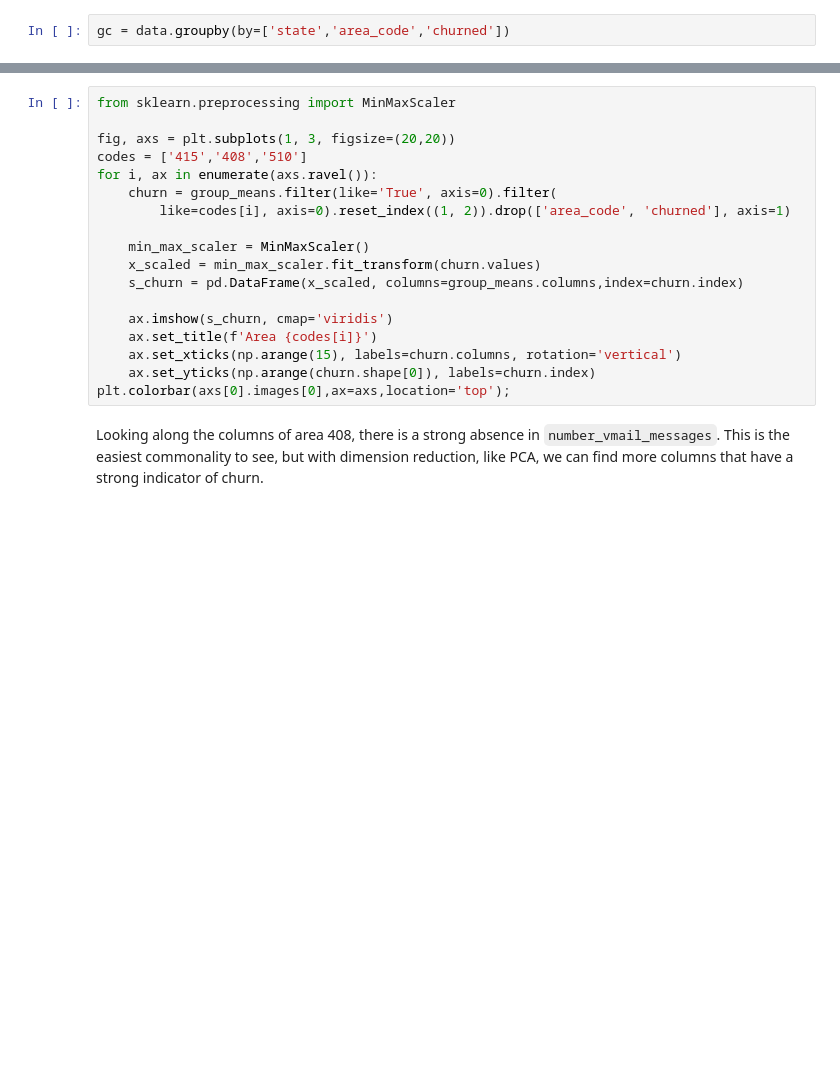
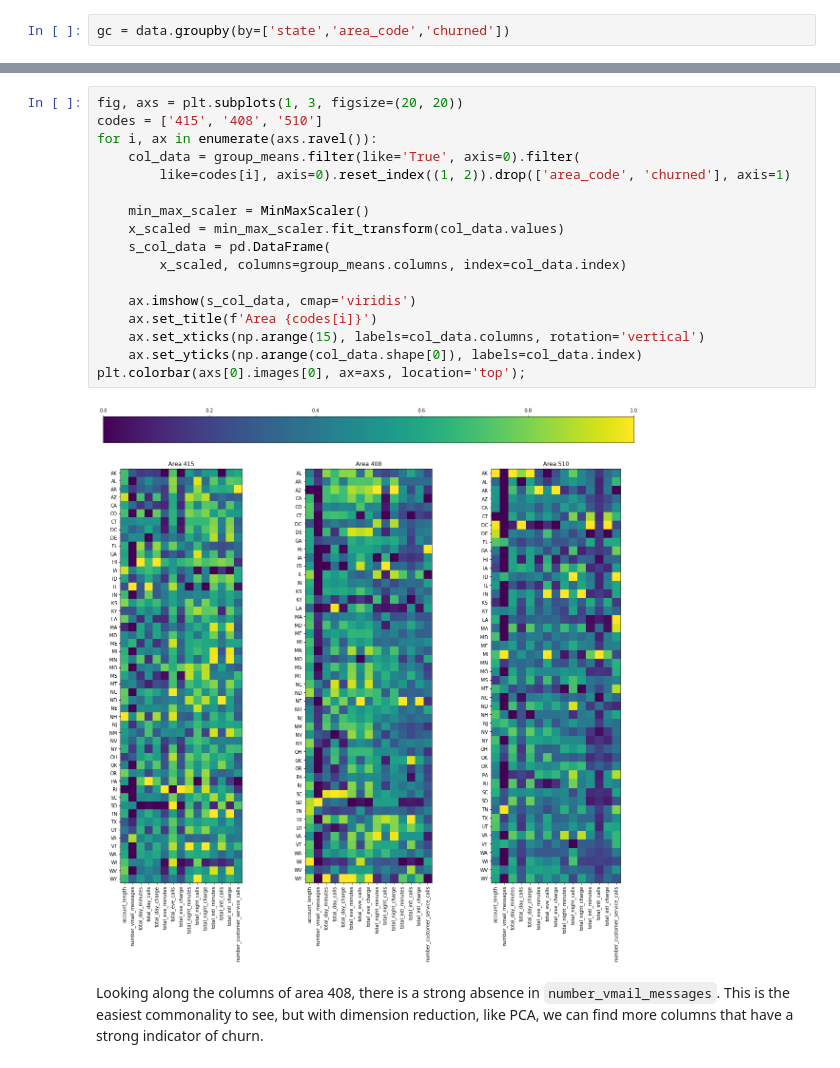
Before and after one commit to rfryrice/data-science, a Jupyter notebook: Project 2 - Churn.ipynb, the cells around one changed output, grey strips where cells are left out. Drawn from its saved outputs; the diff is of its cells as text; blank space fills up the shorter version.

```diff
--- a/Project 2 - Churn.ipynb
+++ b/Project 2 - Churn.ipynb
@@ -109,20 +151,21 @@ Group means represented below. Some columns will not make sense like phone numbe
 # %%
-from sklearn.preprocessing import MinMaxScaler
-
-fig, axs = plt.subplots(1, 3, figsize=(20,20))
-codes = ['415','408','510']
+fig, axs = plt.subplots(1, 3, figsize=(20, 20))
+codes = ['415', '408', '510']
 for i, ax in enumerate(axs.ravel()):
-    churn = group_means.filter(like='True', axis=0).filter(
+    col_data = group_means.filter(like='True', axis=0).filter(
         like=codes[i], axis=0).reset_index((1, 2)).drop(['area_code', 'churned'], axis=1)
 
     min_max_scaler = MinMaxScaler()
-    x_scaled = min_max_scaler.fit_transform(churn.values)
-    s_churn = pd.DataFrame(x_scaled, columns=group_means.columns,index=churn.index)
+    x_scaled = min_max_scaler.fit_transform(col_data.values)
+    s_col_data = pd.DataFrame(
+        x_scaled, columns=group_means.columns, index=col_data.index)
 
-    ax.imshow(s_churn, cmap='viridis')
+    ax.imshow(s_col_data, cmap='viridis')
     ax.set_title(f'Area {codes[i]}')
-    ax.set_xticks(np.arange(15), labels=churn.columns, rotation='vertical')
-    ax.set_yticks(np.arange(churn.shape[0]), labels=churn.index)
-plt.colorbar(axs[0].images[0],ax=axs,location='top');
+    ax.set_xticks(np.arange(15), labels=col_data.columns, rotation='vertical')
+    ax.set_yticks(np.arange(col_data.shape[0]), labels=col_data.index)
+plt.colorbar(axs[0].images[0], ax=axs, location='top');
+# %% [output]
+[figure, added]
 # %% [markdown]
 Looking along the columns of area 408, there is a strong absence in `number_vmail_messages`. This is the easiest commonality to see, but with dimension reduction, like PCA, we can find more columns that have a strong indicator of churn.
```
Also changed, not shown: parts of 25 cells of this notebook, 7 other files.
